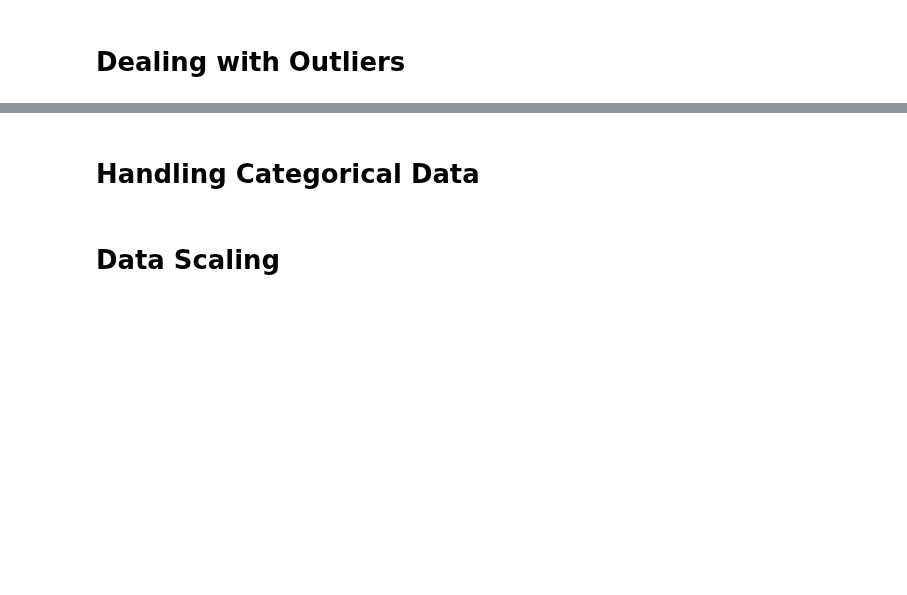
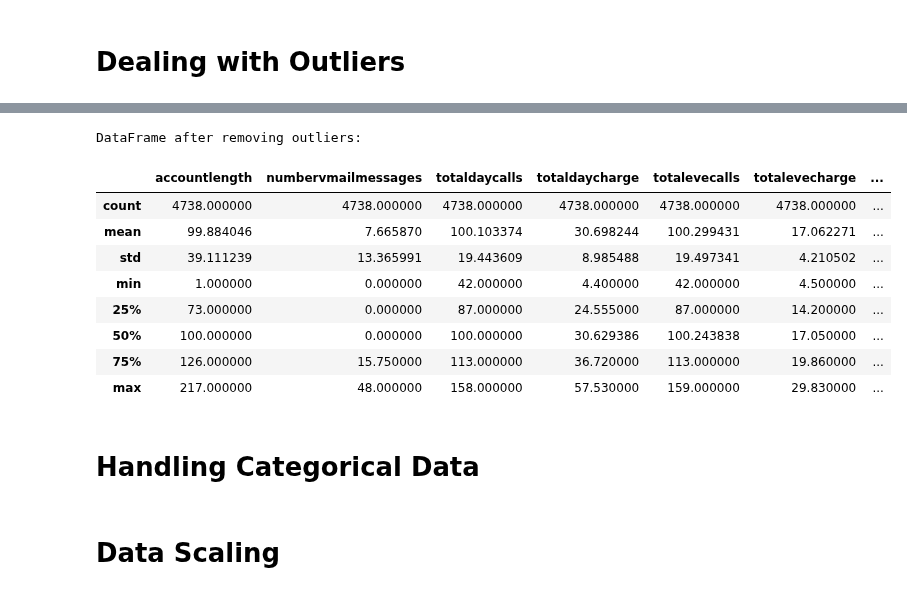
Before and after one commit to TheNoobGoda/ids-project, a Jupyter notebook: src/data_pre_processing.ipynb, the cells around one changed output, grey strips where cells are left out. Drawn from its saved outputs; the diff is of its cells as text; code cells hidden in the pictures; blank space fills up the shorter version.

```diff
--- a/src/data_pre_processing.ipynb
+++ b/src/data_pre_processing.ipynb
@@ -124,3 +147,29 @@ df.describe()
+# %%
+numerical_columns = df.select_dtypes(include=['float64']).columns
+z_scores = stats.zscore(df.loc[:,numerical_columns])
+threshold = 3  # You can adjust this threshold based on your requirement
+
+# Find indices of outliers
+outlier_indices = (abs(z_scores) > threshold).any(axis=1)
+
+# Remove outliers
+df = df[~outlier_indices]
+
+# Display the DataFrame after removing outliers
+print("\nDataFrame after removing outliers:")
+
+df.describe()
+# %% [output]
+DataFrame after removing outliers:
+|  | accountlength | numbervmailmessages | totaldaycalls | totaldaycharge | totalevecalls | totalevecharge | ... |
+| count | 4738.000000 | 4738.000000 | 4738.000000 | 4738.000000 | 4738.000000 | 4738.000000 | ... |
+| mean | 99.884046 | 7.665870 | 100.103374 | 30.698244 | 100.299431 | 17.062271 | ... |
+| std | 39.111239 | 13.365991 | 19.443609 | 8.985488 | 19.497341 | 4.210502 | ... |
+| min | 1.000000 | 0.000000 | 42.000000 | 4.400000 | 42.000000 | 4.500000 | ... |
+| 25% | 73.000000 | 0.000000 | 87.000000 | 24.555000 | 87.000000 | 14.200000 | ... |
+| 50% | 100.000000 | 0.000000 | 100.000000 | 30.629386 | 100.243838 | 17.050000 | ... |
+| 75% | 126.000000 | 15.750000 | 113.000000 | 36.720000 | 113.000000 | 19.860000 | ... |
+| max | 217.000000 | 48.000000 | 158.000000 | 57.530000 | 159.000000 | 29.830000 | ... |
 # %% [markdown]
 # Handling Categorical Data
 # %%
```
Also changed, not shown: parts of 7 cells of this notebook.
